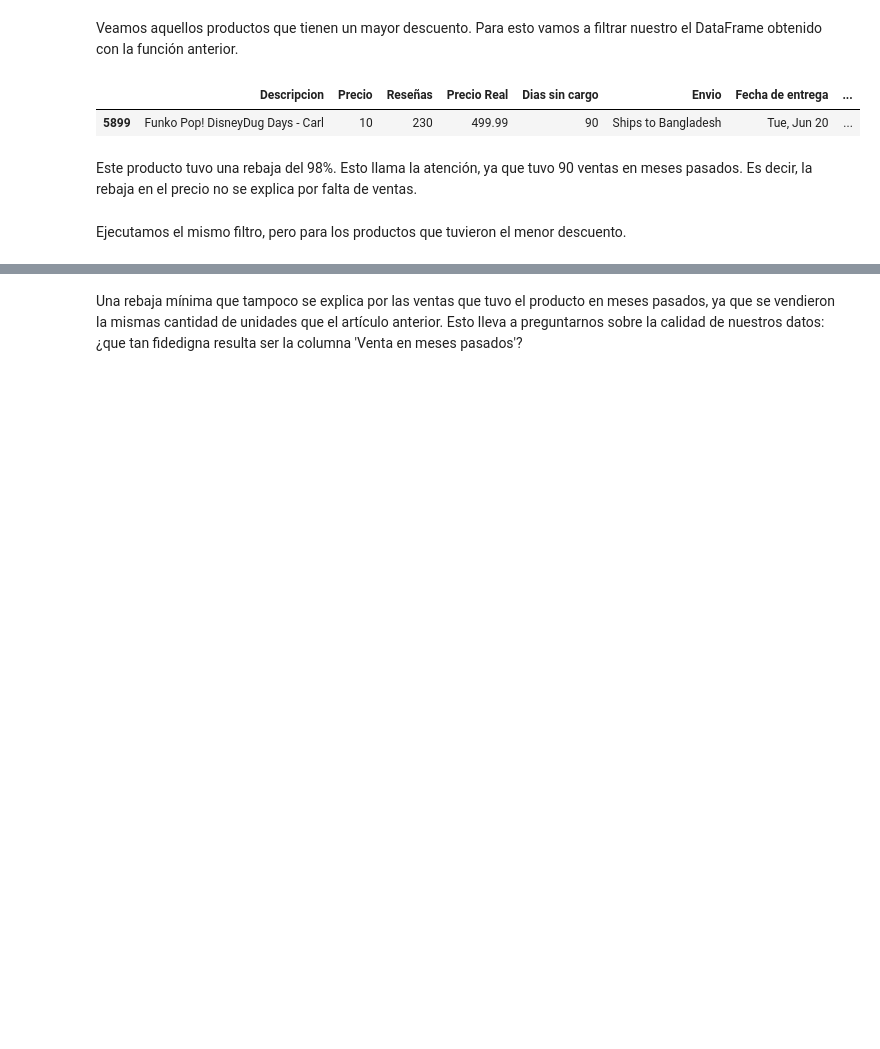
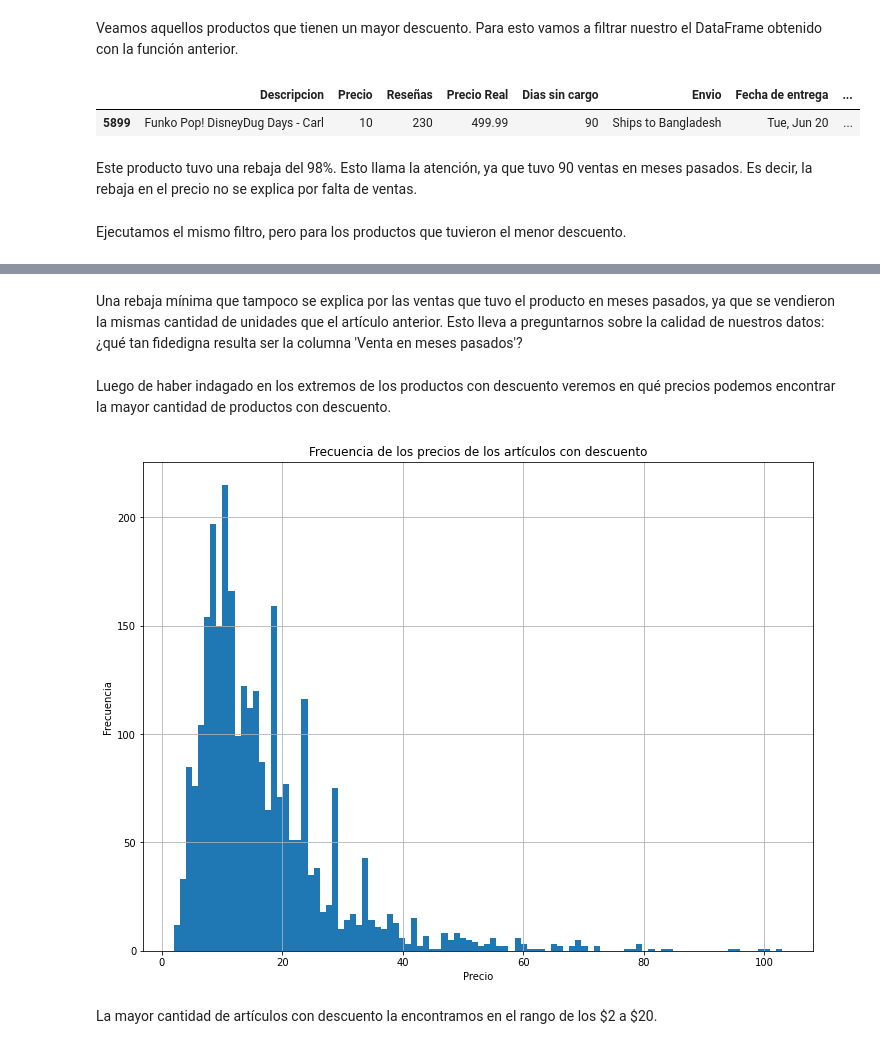
Before and after one commit to Estani94/Limpieza-y-EDA-Dataset-Amazon, a Jupyter notebook: EDA_amazon.ipynb, the cells around one changed output, grey strips where cells are left out. Drawn from its saved outputs; the diff is of its cells as text; code cells hidden in the pictures; blank space fills up the shorter version.

Commit message:
Rango de precio de los productos con descuento

```diff
--- a/EDA_amazon.ipynb
+++ b/EDA_amazon.ipynb
@@ -330,4 +330,17 @@ con_descuento.loc[con_descuento['Porcentaje de descuento']==con_descuento['Porce
 |  | Descripcion | Precio | Reseñas | Precio Real | Dias sin cargo | Envio | Fecha de entrega | ... |
 | 1369 | McFarlane - Mortal Kombat 7" Figu... | 18 | 318 | 18.09 | 90 | Ships to Bangladesh | Tue, Jun 20 | ... |
 # %% [markdown]
-Una rebaja mínima que tampoco se explica por las ventas que tuvo el producto en meses pasados, ya que se vendieron la mismas cantidad de unidades que el artículo anterior. Esto lleva a preguntarnos sobre la calidad de nuestros datos: ¿que tan fidedigna resulta ser la columna 'Venta en meses pasados'?
+Una rebaja mínima que tampoco se explica por las ventas que tuvo el producto en meses pasados, ya que se vendieron la mismas cantidad de unidades que el artículo anterior. Esto lleva a preguntarnos sobre la calidad de nuestros datos: ¿qué tan fidedigna resulta ser la columna 'Venta en meses pasados'?
+# %% [markdown]
+Luego de haber indagado en los extremos de los productos con descuento veremos en qué precios podemos encontrar la mayor cantidad de productos con descuento.
+# %%
+con_descuento['Precio'].hist(bins=100, figsize=(12, 9))
+plt.xlabel('Precio')
+plt.ylabel('Frecuencia')
+plt.title('Frecuencia de los precios de los artículos con descuento')
+# plt.xticks([0, 50, 100, 200, 300, 400, 500, 600, 700])
+plt.show()
+# %% [output]
+[figure, added]
+# %% [markdown]
+La mayor cantidad de artículos con descuento la encontramos en el rango de los &#36;2 a &#36;20.
```
